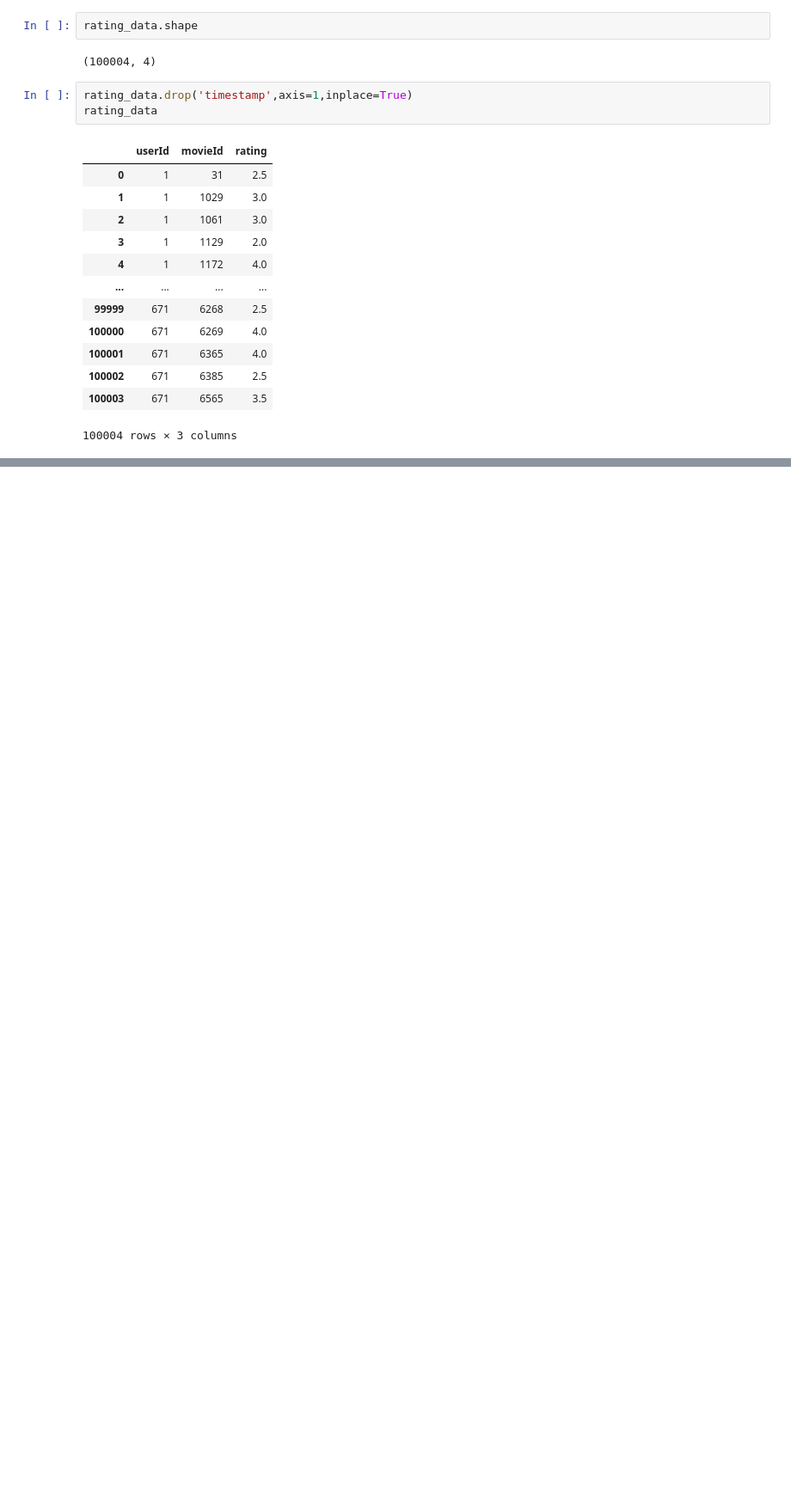
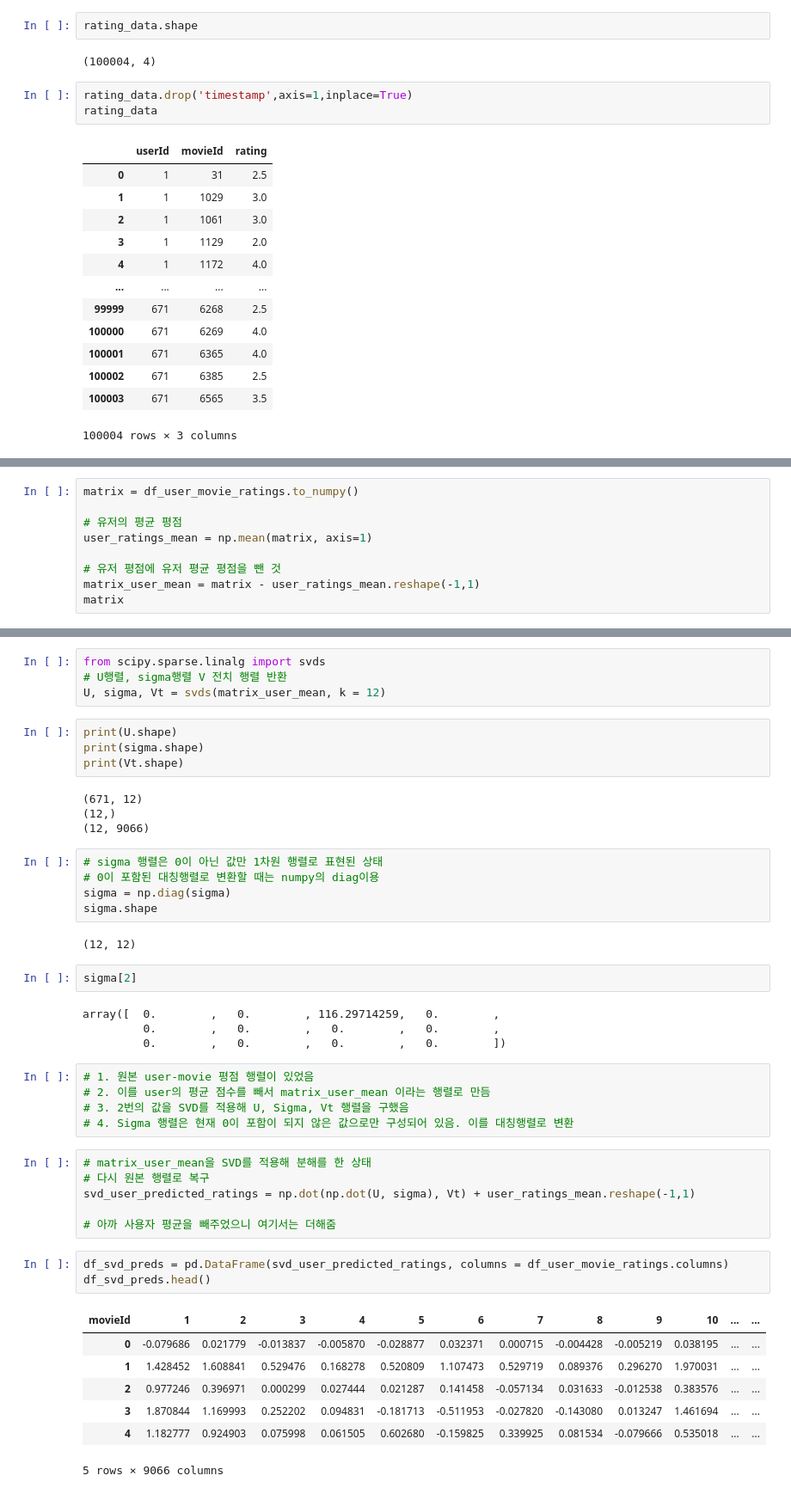
Before and after one commit to jinsuda/movie-recommandation-study, a Jupyter notebook: 개인맞춤추천.ipynb, the cells around one changed output, grey strips where cells are left out. Shown at 86% size. Cells and saved outputs as stored; diff of their text form; blank space fills up the shorter version.

```diff
--- a/개인맞춤추천.ipynb
+++ b/개인맞춤추천.ipynb
@@ -64,0 +160,9 @@ movie_data
+# %%
+matrix = df_user_movie_ratings.to_numpy()
+
+# 유저의 평균 평점
+user_ratings_mean = np.mean(matrix, axis=1)
+
+# 유저 평점에 유저 평균 평점을 뺀 것
+matrix_user_mean = matrix - user_ratings_mean.reshape(-1,1)
+matrix
@@ -64,0 +185,47 @@ movie_data
+# %%
+from scipy.sparse.linalg import svds
+# U행렬, sigma행렬 V 전치 행렬 반환
+U, sigma, Vt = svds(matrix_user_mean, k = 12)
+# %%
+print(U.shape)
+print(sigma.shape)
+print(Vt.shape)
+# %% [output]
+(671, 12)
+(12,)
+(12, 9066)
+# %%
+# sigma 행렬은 0이 아닌 값만 1차원 행렬로 표현된 상태
+# 0이 포함된 대칭행렬로 변환할 때는 numpy의 diag이용
+sigma = np.diag(sigma)
+sigma.shape
+# %% [output]
+(12, 12)
+# %%
+sigma[2]
+# %% [output]
+array([  0.        ,   0.        , 116.29714259,   0.        ,
+         0.        ,   0.        ,   0.        ,   0.        ,
+         0.        ,   0.        ,   0.        ,   0.        ])
+# %%
+# 1. 원본 user-movie 평점 행렬이 있었음
+# 2. 이를 user의 평균 점수를 빼서 matrix_user_mean 이라는 행렬로 만듬
+# 3. 2번의 값을 SVD를 적용해 U, Sigma, Vt 행렬을 구했음
+# 4. Sigma 행렬은 현재 0이 포함이 되지 않은 값으로만 구성되어 있음. 이를 대칭행렬로 변환
+# %%
+# matrix_user_mean을 SVD를 적용해 분해를 한 상태
+# 다시 원본 행렬로 복구
+svd_user_predicted_ratings = np.dot(np.dot(U, sigma), Vt) + user_ratings_mean.reshape(-1,1)
+
+# 아까 사용자 평균을 빼주었으니 여기서는 더해줌
+# %%
+df_svd_preds = pd.DataFrame(svd_user_predicted_ratings, columns = df_user_movie_ratings.columns)
+df_svd_preds.head()
+# %% [output]
+| movieId | 1 | 2 | 3 | 4 | 5 | 6 | 7 | 8 | 9 | 10 | ... | ... |
+| 0 | -0.079686 | 0.021779 | -0.013837 | -0.005870 | -0.028877 | 0.032371 | 0.000715 | -0.004428 | -0.005219 | 0.038195 | ... | ... |
+| 1 | 1.428452 | 1.608841 | 0.529476 | 0.168278 | 0.520809 | 1.107473 | 0.529719 | 0.089376 | 0.296270 | 1.970031 | ... | ... |
+| 2 | 0.977246 | 0.396971 | 0.000299 | 0.027444 | 0.021287 | 0.141458 | -0.057134 | 0.031633 | -0.012538 | 0.383576 | ... | ... |
+| 3 | 1.870844 | 1.169993 | 0.252202 | 0.094831 | -0.181713 | -0.511953 | -0.027820 | -0.143080 | 0.013247 | 1.461694 | ... | ... |
+| 4 | 1.182777 | 0.924903 | 0.075998 | 0.061505 | 0.602680 | -0.159825 | 0.339925 | 0.081534 | -0.079666 | 0.535018 | ... | ... |
+5 rows × 9066 columns
```
Also changed, not shown: parts of 26 cells of this notebook.
